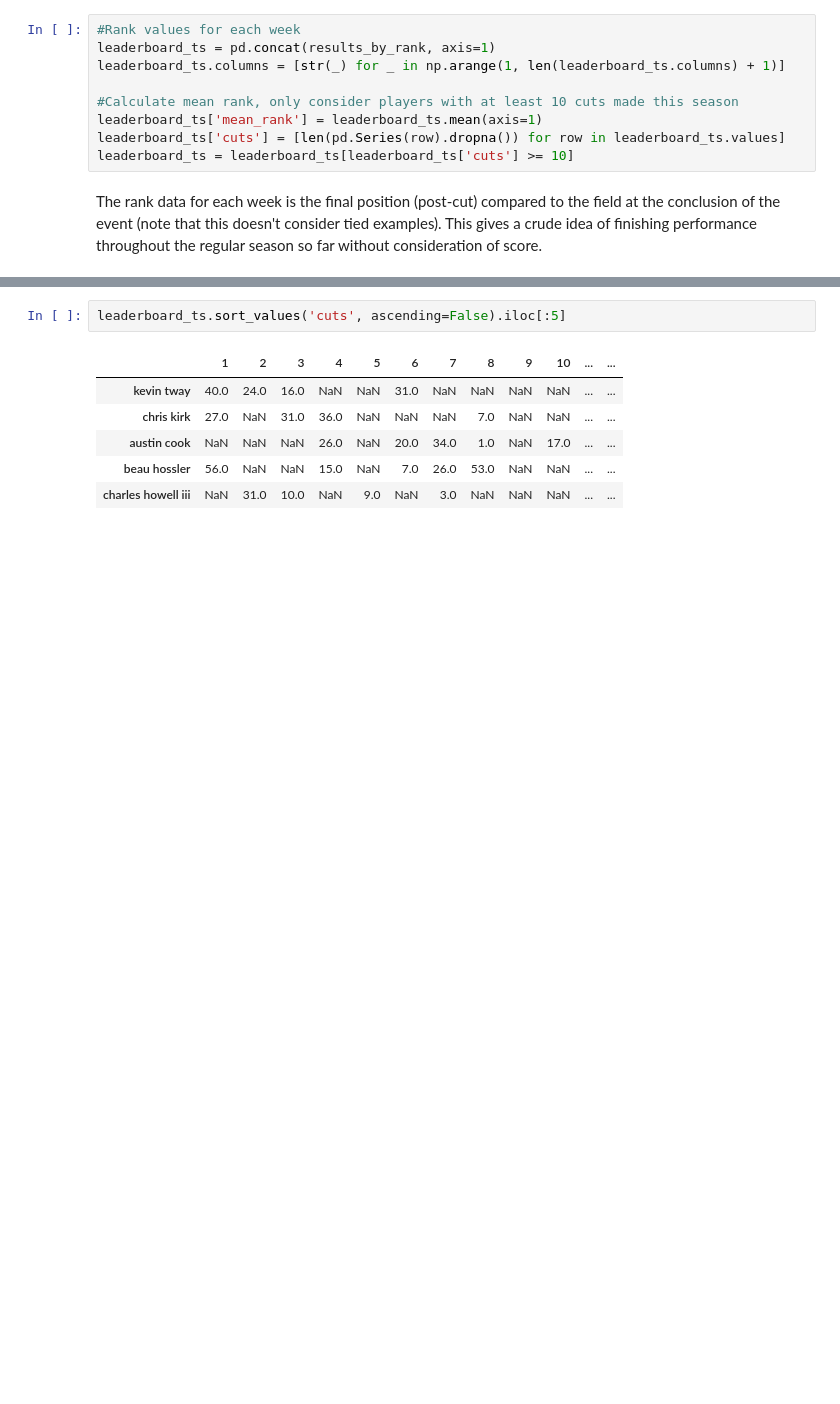
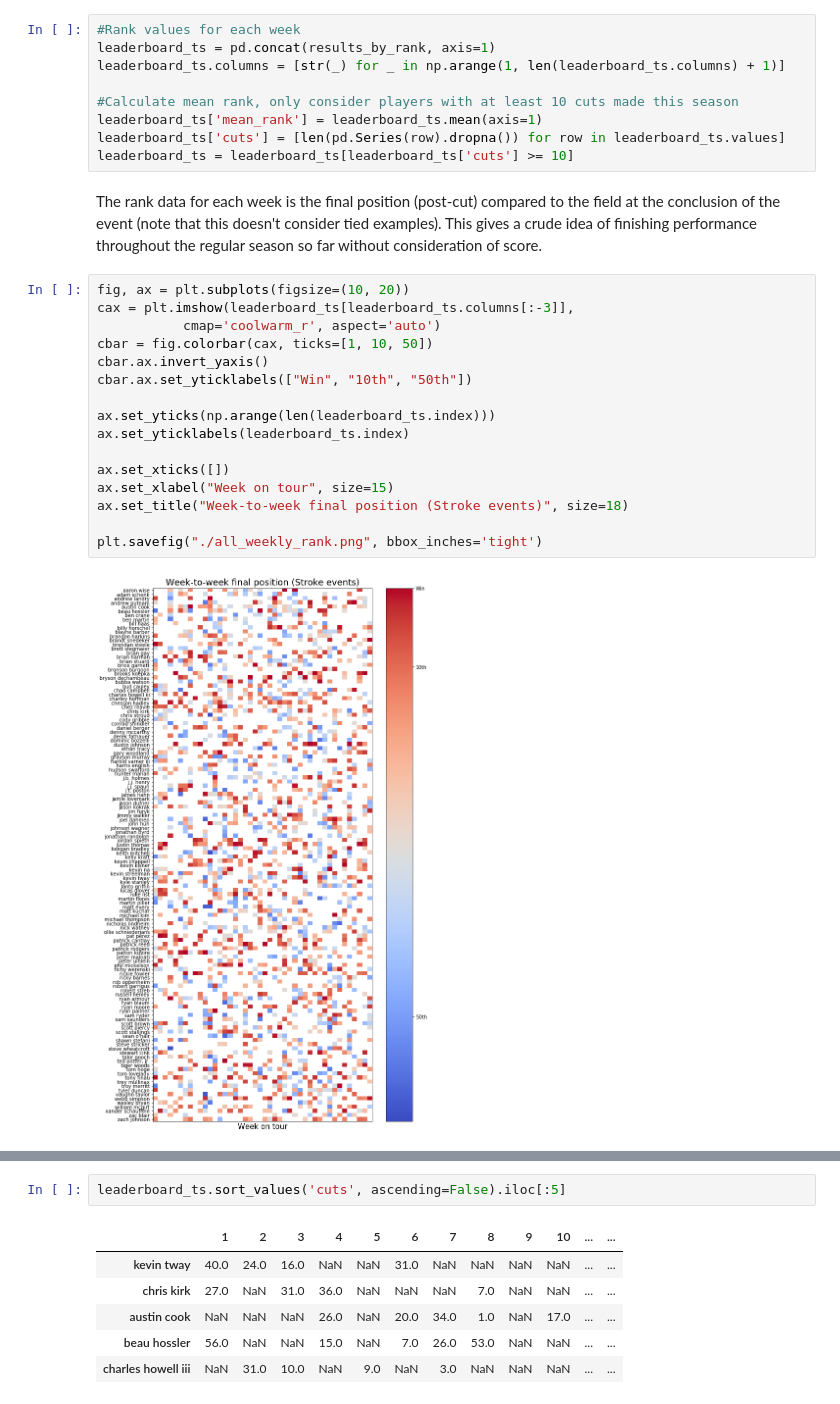
Before and after one commit to jjaco/rydercup2018, a Jupyter notebook: Ryder Cup US picks.ipynb, the cells around one changed output, grey strips where cells are left out. Cells and saved outputs as stored; diff of their text form; blank space fills up the shorter version.

Commit message:
Added new figures

```diff
--- a/Ryder Cup US picks.ipynb
+++ b/Ryder Cup US picks.ipynb
@@ -67,3 +67,21 @@ leaderboard_ts['cuts'] = [len(pd.Series(row).dropna()) for row in leaderboard_ts
 leaderboard_ts = leaderboard_ts[leaderboard_ts['cuts'] >= 10]
 # %% [markdown]
 The rank data for each week is the final position (post-cut) compared to the field at the conclusion of the event (note that this doesn't consider tied examples). This gives a crude idea of finishing performance throughout the regular season so far without consideration of score.
+# %%
+fig, ax = plt.subplots(figsize=(10, 20))
+cax = plt.imshow(leaderboard_ts[leaderboard_ts.columns[:-3]],
+           cmap='coolwarm_r', aspect='auto')
+cbar = fig.colorbar(cax, ticks=[1, 10, 50])
+cbar.ax.invert_yaxis()
+cbar.ax.set_yticklabels(["Win", "10th", "50th"])
+
+ax.set_yticks(np.arange(len(leaderboard_ts.index)))
+ax.set_yticklabels(leaderboard_ts.index)
+
+ax.set_xticks([])
+ax.set_xlabel("Week on tour", size=15)
+ax.set_title("Week-to-week final position (Stroke events)", size=18)
+
+plt.savefig("./all_weekly_rank.png", bbox_inches='tight')
+# %% [output]
+[figure, added]
```
Also changed, not shown: parts of 5 cells of this notebook, 1 other file.
